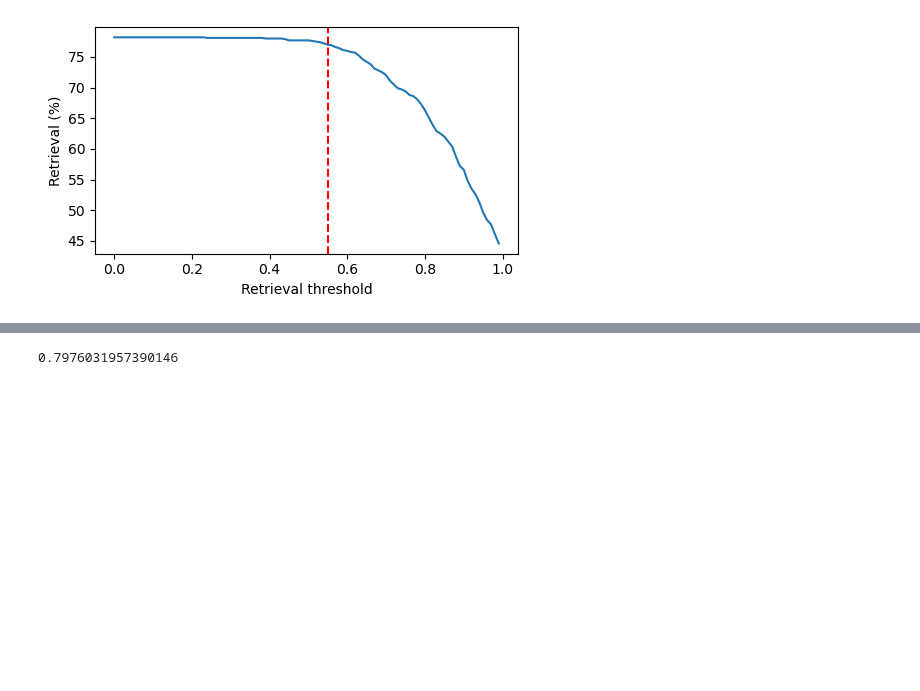
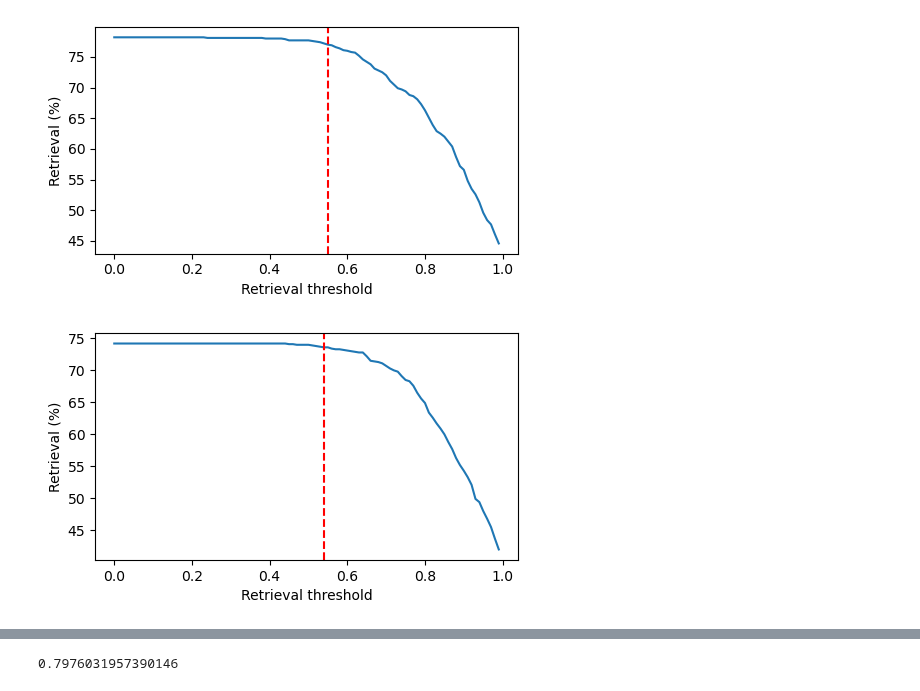
Before and after one commit to BaranziniLab/KG_RAG, a Jupyter notebook: codes/llm_notebooks/retrieval_optimization/retrieval_score_threshold_optimization_using_HF_tokenizer.ipynb, the cells around one changed output, grey strips where cells are left out. Saved outputs shown, nothing was run; the diff lists cells and outputs as text; code cells hidden in the pictures; blank space fills up the shorter version.

```diff
--- a/codes/llm_notebooks/retrieval_optimization/retrieval_score_threshold_optimization_using_HF_tokenizer.ipynb
+++ b/codes/llm_notebooks/retrieval_optimization/retrieval_score_threshold_optimization_using_HF_tokenizer.ipynb
@@ -58,7 +58,7 @@ model_names = [
 ]
 
 MAX_TOKEN_SIZE_OF_LLM = 4096
-QUESTION_TOKEN_SIZE = 200
+QUESTION_TOKEN_SIZE = 120
 CHARACTERS_PER_TOKEN = 4
 MAX_CHARACTERS_PER_DOCUMENT = 650
 # %%
@@ -131,3 +131,21 @@ plt.show()
 Optimal threshold is  0.55
 Corresponding Retrieval (%) is  77.0
 [figure]
+# %%
+
+# mini_lm
+
+fig, ax1 = plt.subplots(figsize=(5, 3))
+
+color = 'tab:blue'
+ax1.set_xlabel('Retrieval threshold')
+ax1.set_ylabel('Retrieval (%)')
+ax1.plot(retrieval_score_list, 100*np.array(mini_lm_retrieval), color=color)
+
+line = ax1.axvline(x=mini_lm_optimal_retrieval_score, color='r', linestyle='--')
+# plt.legend([line], ['Upper bound for retrieval'], loc="lower left")
+
+fig.tight_layout()
+plt.show()
+# %% [output]
+[figure, added]
```
Also changed, not shown: parts of 3 cells of this notebook, 2 other files.
